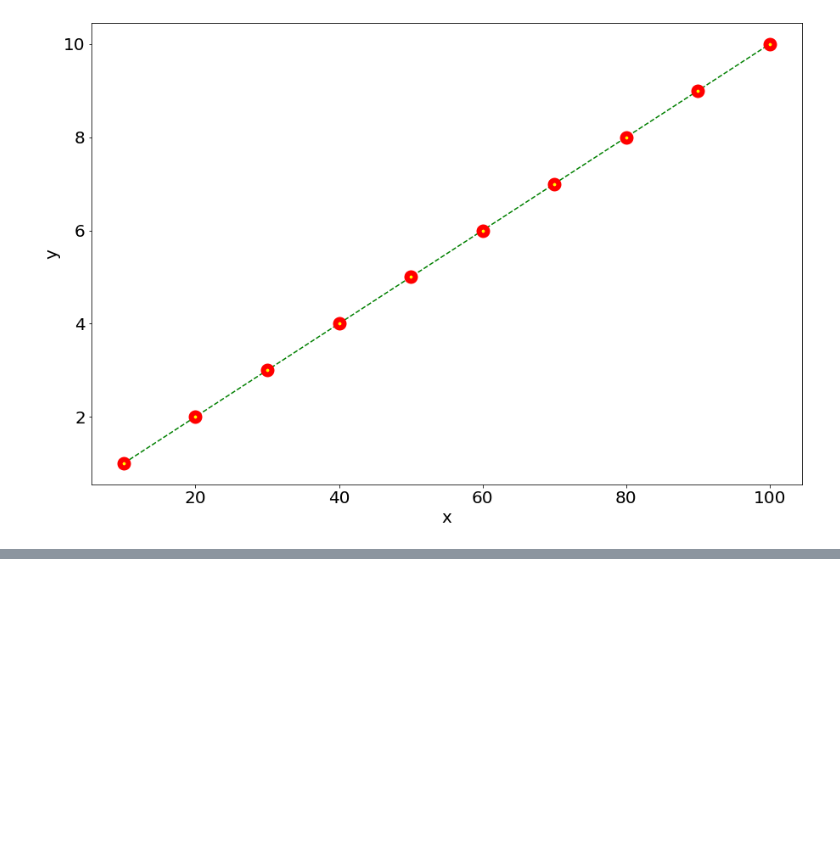
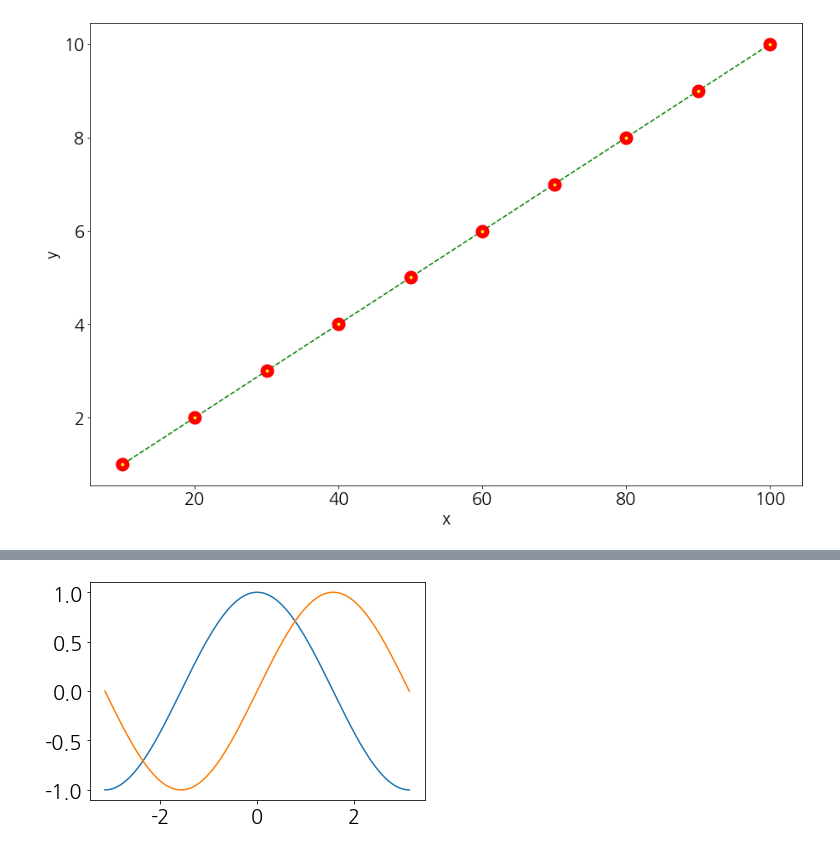
Before and after one commit to KINGSANGWOON/big-data-analytics.matplotilb, a Jupyter notebook: matplotlib(1).ipynb, the cells around one changed output, grey strips where cells are left out. Saved outputs shown, nothing was run; the diff lists cells and outputs as text; code cells hidden in the pictures; blank space fills up the shorter version.

Commit message:
plot,xlim,xlabel,linestyle 등등 넘 많아

```diff
--- a/matplotlib(1).ipynb
+++ b/matplotlib(1).ipynb
@@ -226,0 +224,12 @@ plt.show()
+# %%
+#멀티 라인 그래프
+# plt.plot를 연속적으로 여러번 실행하게 되면 하나의 figure에 여러개 그래프가 함께 그려지게 됩니다
+
+x = np.linspace(-np.pi,np.pi,200)
+y1 ,y2 = np.cos(x),np.sin(x)
+plt.plot(x,y1)
+plt.plot(x,y2)
+plt.show()
+#plt.plot을 연속적으로 여러번 실행을 하면 그래프가 겹치가 나온다
+# %% [output]
+[figure, added]
```
Also changed, not shown: parts of 14 cells of this notebook.
